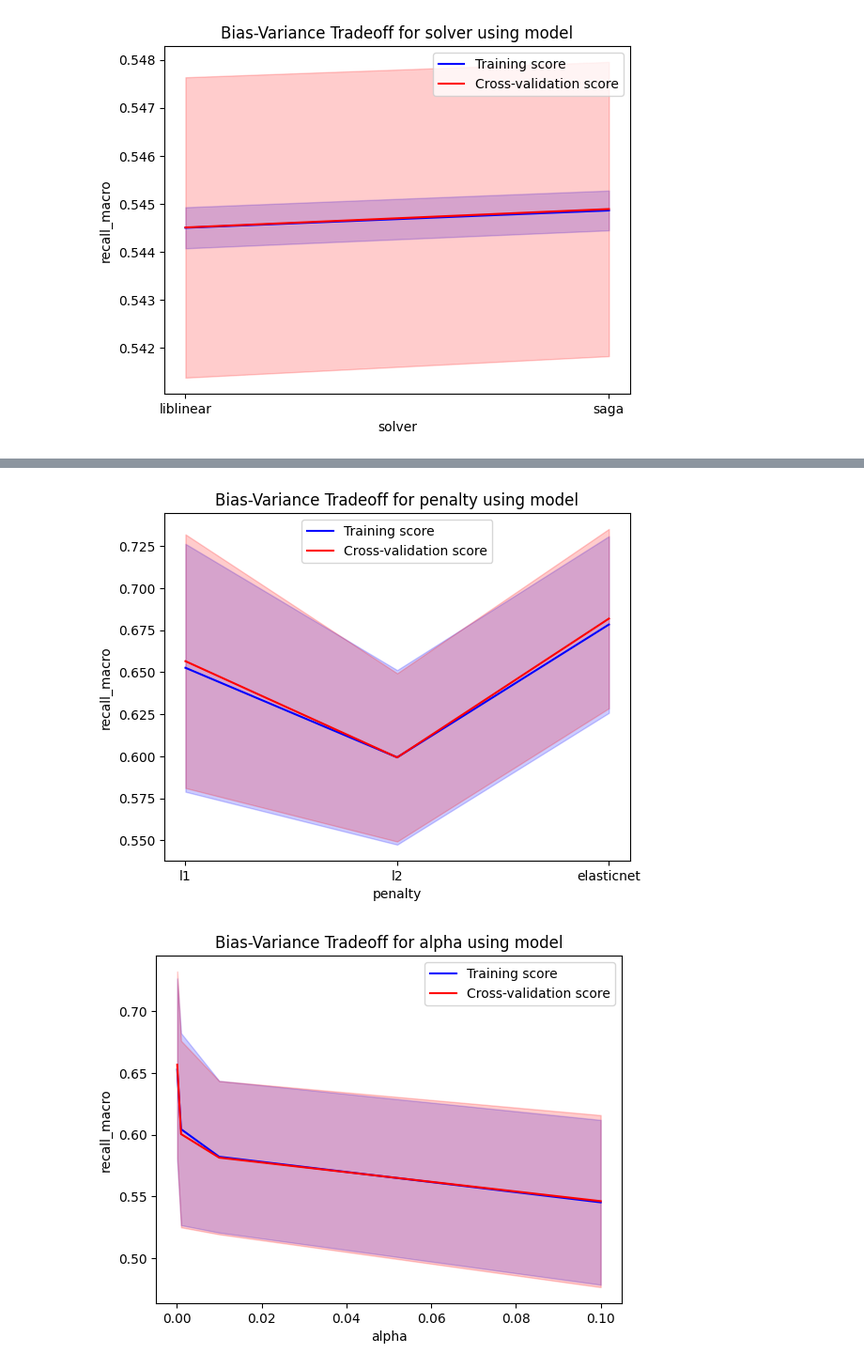
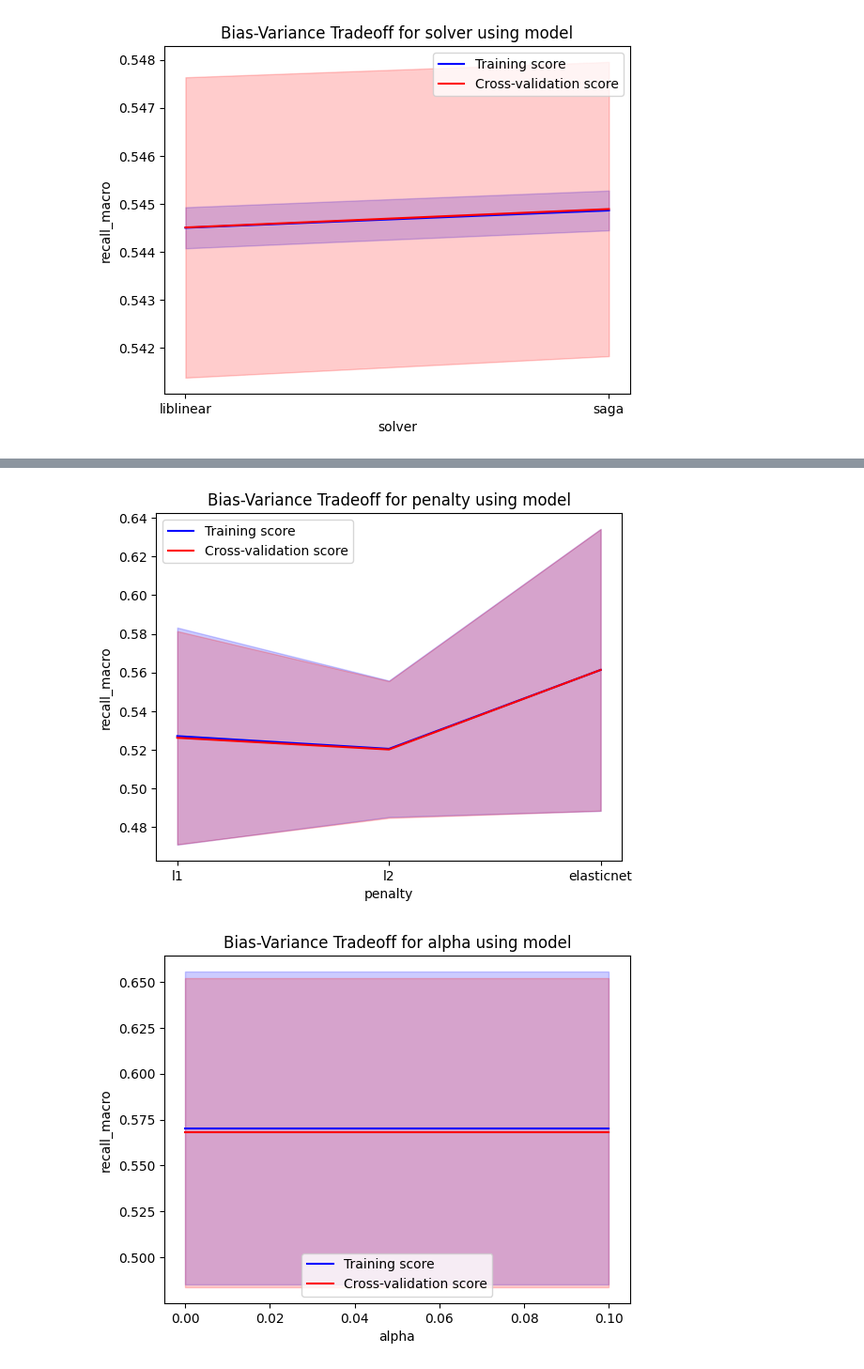
Before and after one commit to YaraHisham61/ML-project, a Jupyter notebook: bias_var.ipynb, the cells around one changed output, grey strips where cells are left out. Shown: that part at 94% size. Cells and saved outputs as stored; diff of their text form; code cells hidden in the pictures.

```diff
--- a/bias_var.ipynb
+++ b/bias_var.ipynb
@@ -43,13 +43,15 @@ plot_hyper_param_train_validation_curve( logisticmodel,param_grid,X,Y)
 # %%
 
 rf_param_grid = {
-        'n_estimators': [100, 200],
+        # 'n_estimators': [5,10,100],
         'max_features': ['sqrt', 'log2'],
         'bootstrap': [True, False],
-        'class_weight': [ 'balanced'],
+        'max_depth': [5,10],
+        'min_samples_split': [2, 5, 10],
+        # 'class_weight': [ 'balanced'],
     }
 
 
-randomForestmodel = RandomForestClassifier()
+randomForestmodel = RandomForestClassifier(class_weight='balanced', random_state=42,n_estimators=3)
 plot_hyper_param_train_validation_curve( randomForestmodel,rf_param_grid,X,Y)
 # %% [output]
@@ -60,14 +62,14 @@ plot_hyper_param_train_validation_curve( randomForestmodel,rf_param_grid,X,Y)
 # %%
 
 param_grid ={
         'penalty': ['l1', 'l2', 'elasticnet'],
         'alpha': [0.0001, 0.001, 0.01, 0.1],
         'eta0': [0.001, 0.01, 0.1],
         # 'class_weight': ['balanced', None]
     }
 
-preceptronmodel = Perceptron( eta0=0.1, alpha=0.0001,random_state=42,class_weight='balanced',penalty='l1')
+preceptronmodel = Perceptron()
 plot_hyper_param_train_validation_curve( preceptronmodel,param_grid,X,Y)
 # %% [output]
-[figure, old version]
+[figure, new version]
-[figure, old version]
+[figure, new version]
```
Also changed, not shown: parts of 2 cells of this notebook.
